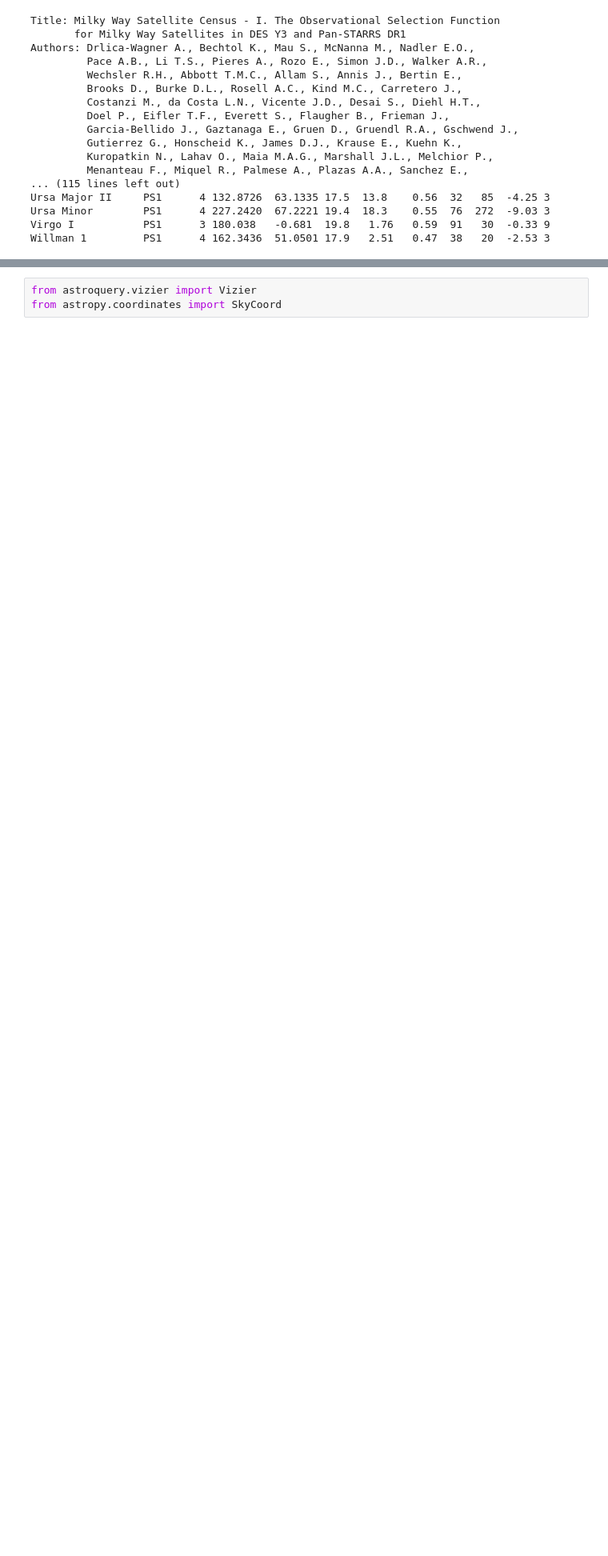
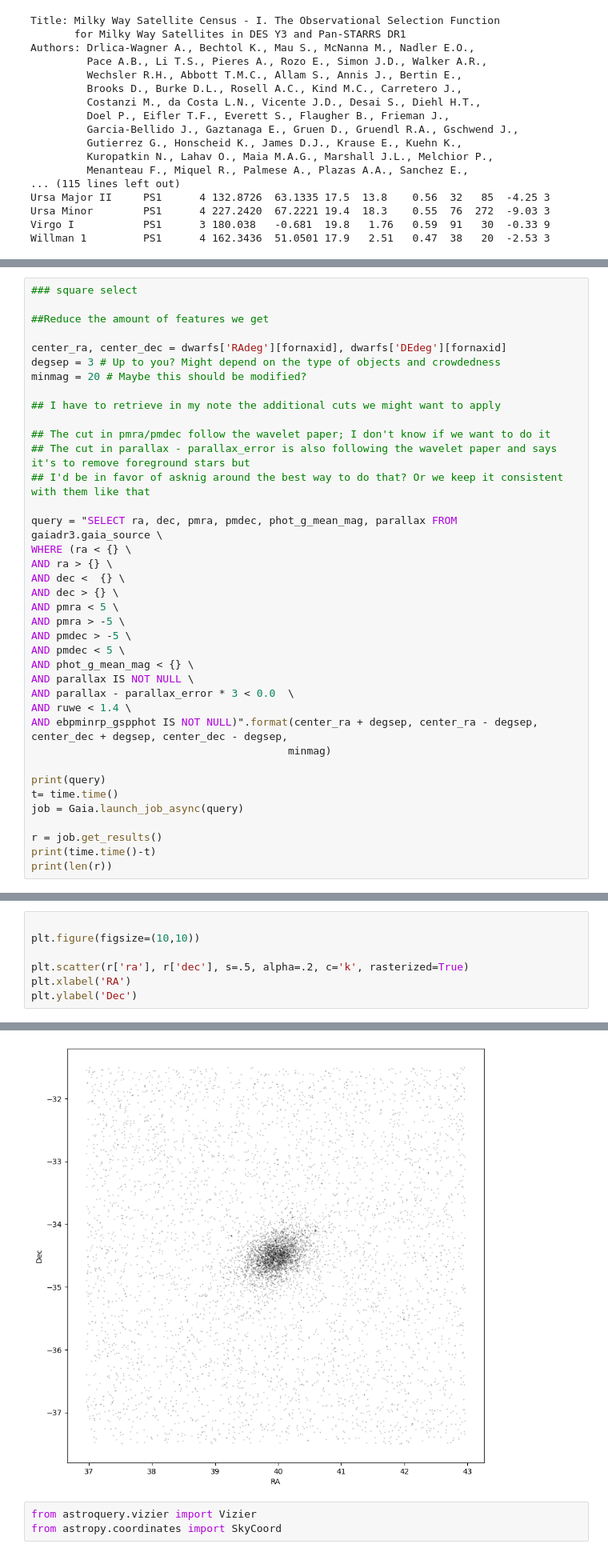
Before and after one commit to contardog/gaia_ee, a Jupyter notebook: grabbind_gaiadata.ipynb, the cells around one changed output, grey strips where cells are left out. Shown at 80% size. Drawn from its saved outputs; the diff is of its cells as text; blank space fills up the shorter version.

Commit message:
modif cut to follow wavelet bcz im dumdum

```diff
--- a/grabbind_gaiadata.ipynb
+++ b/grabbind_gaiadata.ipynb
@@ -253,0 +260,38 @@ Text(0, 0.5, 'Dec')
+# %%
+### square select
+
+##Reduce the amount of features we get
+
+center_ra, center_dec = dwarfs['RAdeg'][fornaxid], dwarfs['DEdeg'][fornaxid]
+degsep = 3 # Up to you? Might depend on the type of objects and crowdedness
+minmag = 20 # Maybe this should be modified?
+
+## I have to retrieve in my note the additional cuts we might want to apply
+
+## The cut in pmra/pmdec follow the wavelet paper; I don't know if we want to do it
+## The cut in parallax - parallax_error is also following the wavelet paper and says it's to remove foreground stars but
+## I'd be in favor of asknig around the best way to do that? Or we keep it consistent with them like that
+
+query = "SELECT ra, dec, pmra, pmdec, phot_g_mean_mag, parallax FROM gaiadr3.gaia_source \
+WHERE (ra < {} \
+AND ra > {} \
+AND dec <  {} \
+AND dec > {} \
+AND pmra < 5 \
+AND pmra > -5 \
+AND pmdec > -5 \
+AND pmdec < 5 \
+AND phot_g_mean_mag < {} \
+AND parallax IS NOT NULL \
+AND parallax - parallax_error * 3 < 0.0  \
+AND ruwe < 1.4 \
+AND ebpminrp_gspphot IS NOT NULL)".format(center_ra + degsep, center_ra - degsep, center_dec + degsep, center_dec - degsep,
+                                         minmag)
+
+print(query)
+t= time.time()
+job = Gaia.launch_job_async(query)
+
+r = job.get_results()
+print(time.time()-t)
+print(len(r))
@@ -253,0 +303,8 @@ Text(0, 0.5, 'Dec')
+# %%
+
+plt.figure(figsize=(10,10))
+
+plt.scatter(r['ra'], r['dec'], s=.5, alpha=.2, c='k', rasterized=True)
+plt.xlabel('RA')
+plt.ylabel('Dec')
+# %% [output]
@@ -254,3 +312,4 @@ Text(0, 0.5, 'Dec')
+[figure, added]
 # %%
 from astroquery.vizier import Vizier
 from astropy.coordinates import SkyCoord
```
Also changed, not shown: parts of 10 cells of this notebook.
